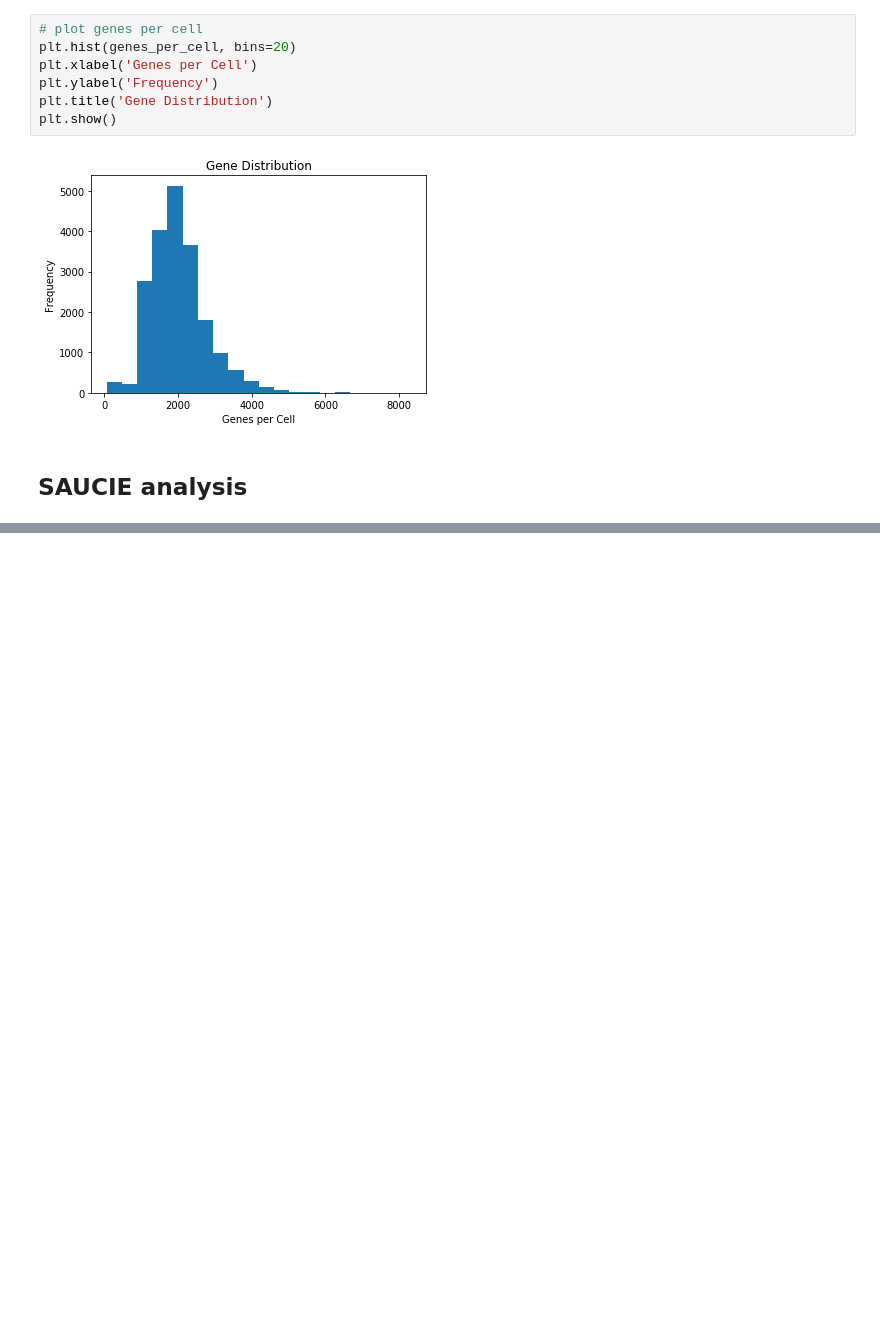
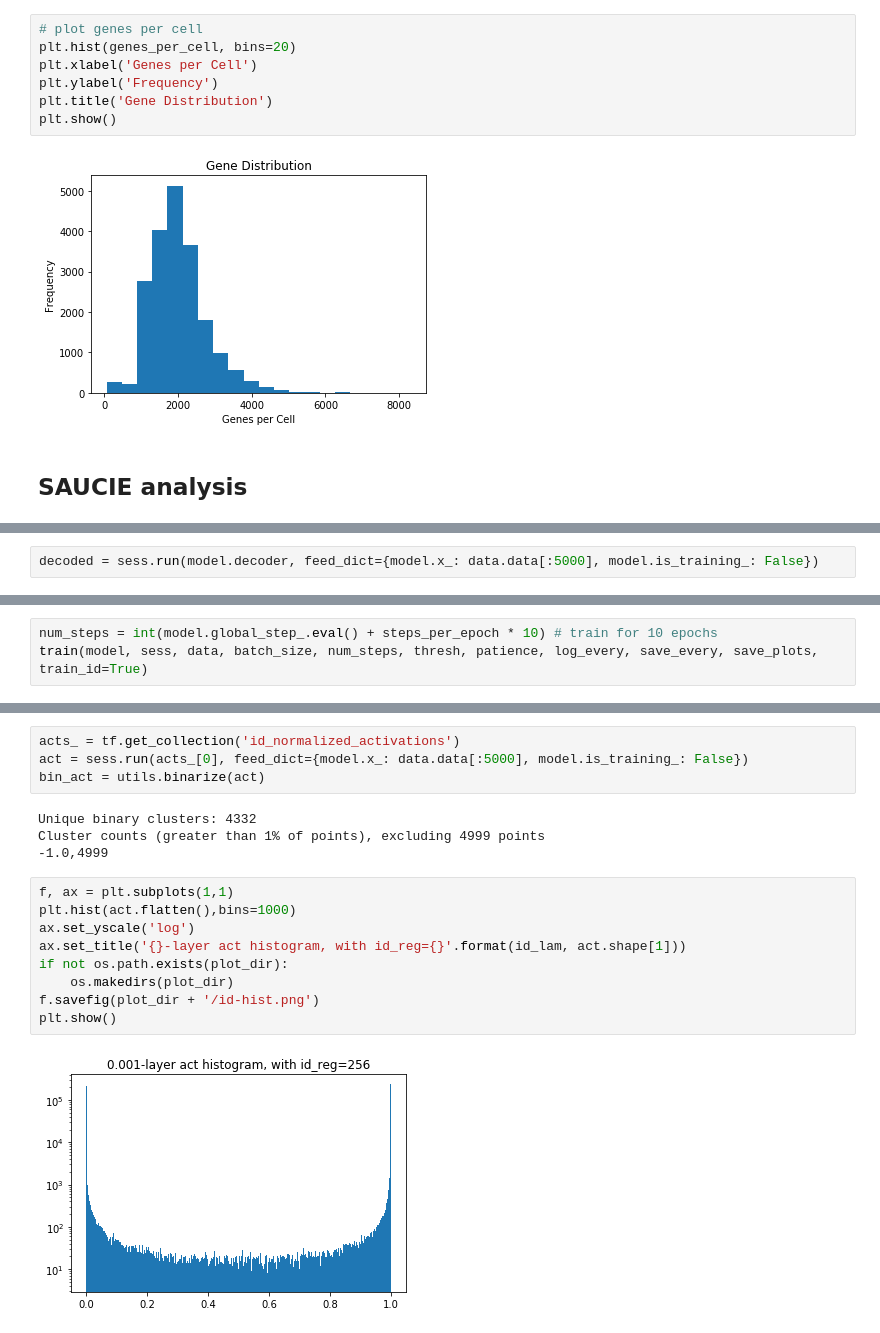
Before and after one commit to KrishnaswamyLab/SAUCIE, a Jupyter notebook: 10x Mouse Demo.ipynb, the cells around one changed output, grey strips where cells are left out. Drawn from its saved outputs; the diff is of its cells as text; blank space fills up the shorter version.

```diff
--- a/10x Mouse Demo.ipynb
+++ b/10x Mouse Demo.ipynb
@@ -208,0 +260,2 @@ plt.title('Bottleneck embedding with ReLU activation')
+# %%
+decoded = sess.run(model.decoder, feed_dict={model.x_: data.data[:5000], model.is_training_: False})
@@ -208,0 +272,3 @@ plt.title('Bottleneck embedding with ReLU activation')
+# %%
+num_steps = int(model.global_step_.eval() + steps_per_epoch * 10) # train for 10 epochs
+train(model, sess, data, batch_size, num_steps, thresh, patience, log_every, save_every, save_plots, train_id=True)
@@ -208,0 +296,19 @@ plt.title('Bottleneck embedding with ReLU activation')
+# %%
+acts_ = tf.get_collection('id_normalized_activations')
+act = sess.run(acts_[0], feed_dict={model.x_: data.data[:5000], model.is_training_: False})
+bin_act = utils.binarize(act)
+# %% [output]
+Unique binary clusters: 4332
+Cluster counts (greater than 1% of points), excluding 4999 points
+-1.0,4999
+# %%
+f, ax = plt.subplots(1,1)
+plt.hist(act.flatten(),bins=1000)
+ax.set_yscale('log')
+ax.set_title('{}-layer act histogram, with id_reg={}'.format(id_lam, act.shape[1]))
+if not os.path.exists(plot_dir):
+    os.makedirs(plot_dir)
+f.savefig(plot_dir + '/id-hist.png')
+plt.show()
+# %% [output]
+[figure, added]
```
Also changed, not shown: parts of 27 cells of this notebook, 6 other files.
